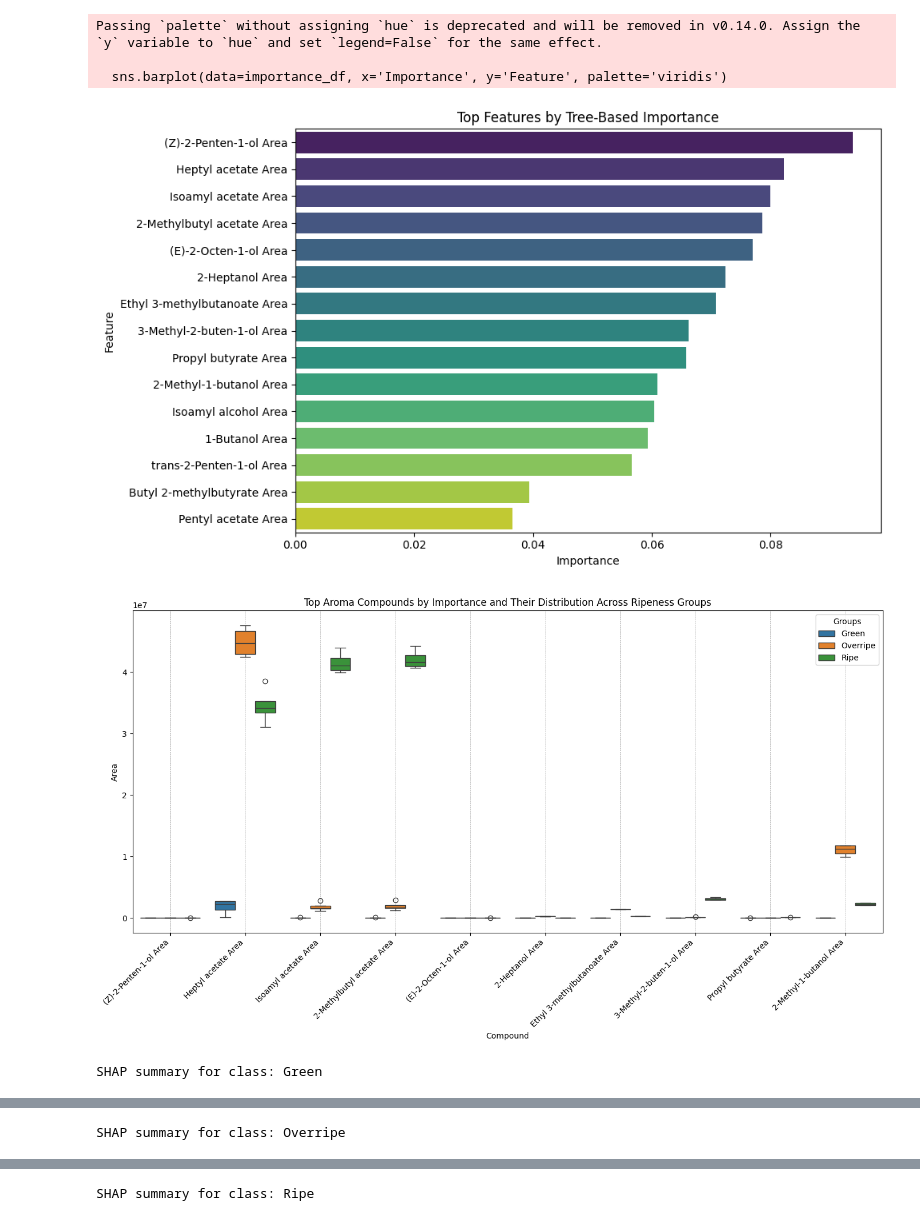
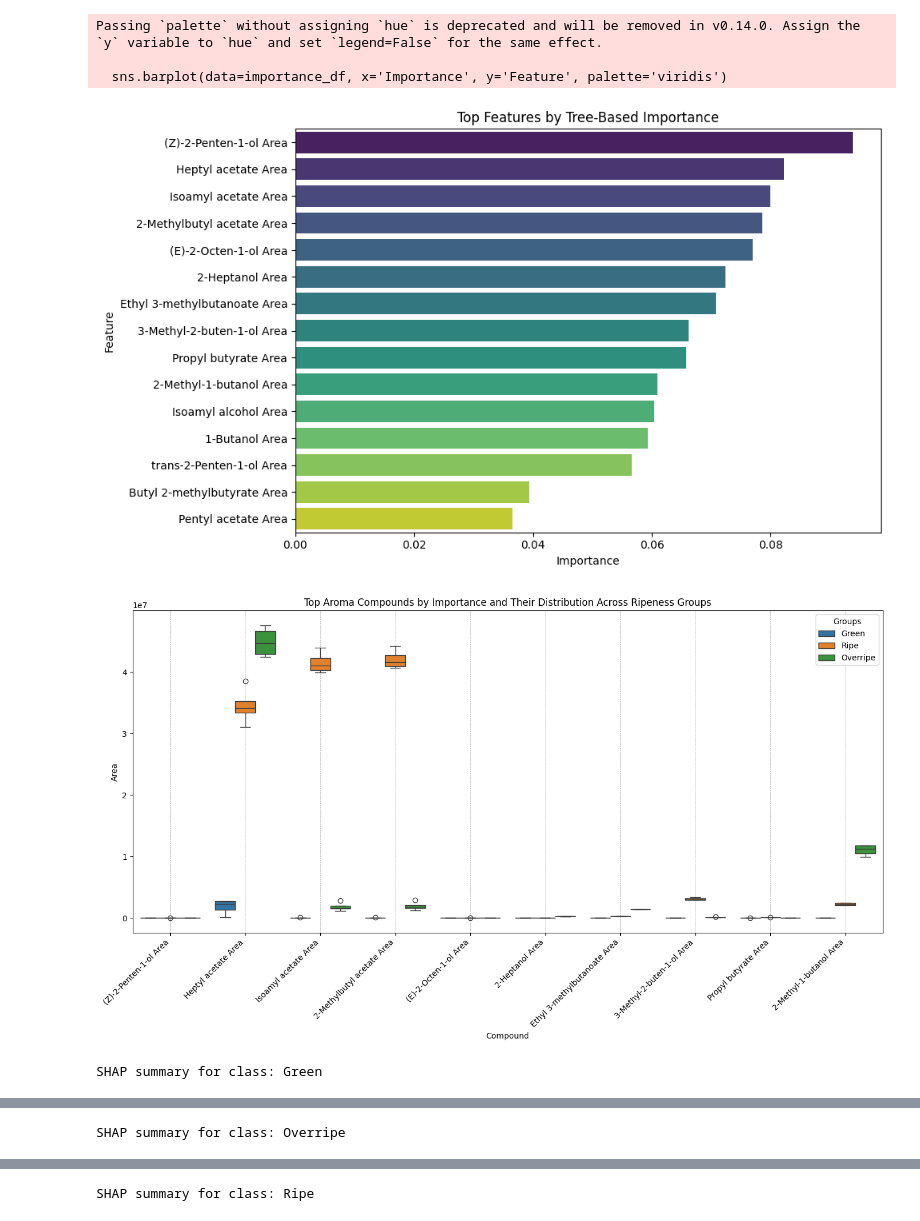
Before and after one commit to subarumuroi/downstream_analysis, a Jupyter notebook: banana random forest tsne umap.ipynb, the cells around one changed output, grey strips where cells are left out. Saved outputs shown, nothing was run; the diff lists cells and outputs as text; code cells hidden in the pictures.

```diff
--- a/banana random forest tsne umap.ipynb
+++ b/banana random forest tsne umap.ipynb
@@ -176,7 +176,7 @@ df_plot = df[['Groups'] + list(top_10)]
 df_melted = df_plot.melt(id_vars='Groups', var_name='Compound', value_name='Area')
 
 plt.figure(figsize=(14, 8))
-sns.boxplot(data=df_melted, x='Compound', y='Area', hue='Groups')
+sns.boxplot(data=df_melted, x='Compound', y='Area', hue='Groups', hue_order = [ 'Green', 'Ripe', 'Overripe'])
 plt.xticks(rotation=45, ha='right')
 plt.title('Top Aroma Compounds by Importance and Their Distribution Across Ripeness Groups')
 plt.tight_layout()
@@ -198,7 +198,7 @@ for class_idx, class_label in enumerate(le.classes_):
 # Step 7: Permutation Importance (Robustness check)
 # -----------------------------
 
-perm_result = permutation_importance(rf, X_df, y, n_repeats=10, random_state=42)
+perm_result = permutation_importance(rf, X_df, y, scoring='accuracy', n_repeats=10, random_state=42)
 perm_df = pd.DataFrame({
     'Feature': X_df.columns,
     'Importance': perm_result.importances_mean,
@@ -251,34 +251,34 @@ X_umap = umap_model.fit_transform(X_df)
 plt.figure(figsize=(8, 6))
 sns.scatterplot(x=X_umap[:, 0], y=X_umap[:, 1], hue=le.inverse_transform(y), palette='Set1', s=80)
 plt.title("UMAP plot of samples by selected features")
 plt.xlabel("UMAP Dim 1")
 plt.ylabel("UMAP Dim 2")
 plt.legend(title="Ripeness Group")
 plt.tight_layout()
 plt.show()
 # %% [output]
 Dropped columns due to missing values (35):
  - (E)-2-Pentenal Area
  - (E)-Linalool oxide Area
  - 1-Octen-3-ol Area
  - 2-Acetylpyrrole Area
  - 2-Ethylfuran Area
  - 2-Hexanone Area
  - 2-Methylpentan-2-ol Area
  - 2-Pentanol Area
  - 3-Hexanone Area
  - 3-Methyl-2-butanone Area
  - 3-Methyl-3-butenyl acetate Area
 ... (21 lines left out)
  - alpha-Pinene Area
  - beta-Pinene Area
  - cis-3-Hexen-1-ol Area
 Cross-validated accuracy: 1.000 ± 0.000
 Passing `palette` without assigning `hue` is deprecated and will be removed in v0.14.0. Assign the `y` variable to `hue` and set `legend=False` for the same effect.
 
   sns.barplot(data=importance_df, x='Importance', y='Feature', palette='viridis')
 [figure]
-[figure, old version]
+[figure, new version]
 SHAP summary for class: Green
 [figure]
 SHAP summary for class: Overripe
```
Also changed, not shown: parts of 3 cells of this notebook, 11 other files.
